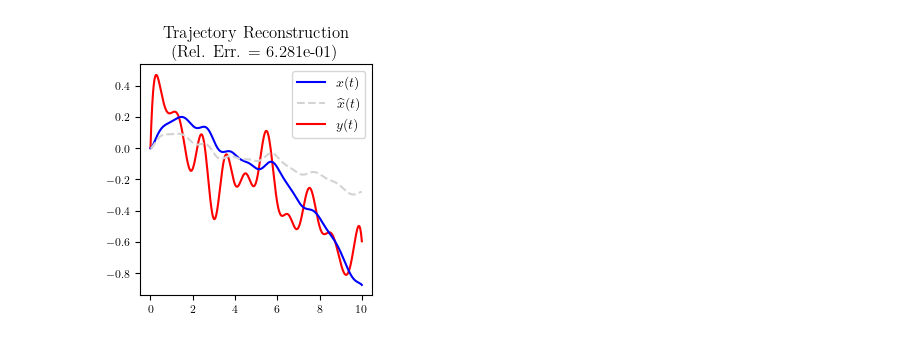
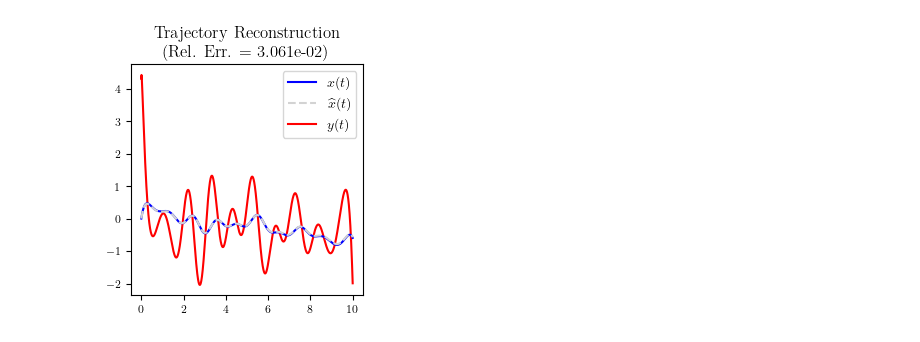
Before and after one commit to sgstepaniants/time-deconvolution, a Jupyter notebook: experiments/fractional_inversion.ipynb, the cells around one changed output. Cells and saved outputs as stored; diff of their text form; code cells hidden in the pictures.

```diff
--- a/experiments/fractional_inversion.ipynb
+++ b/experiments/fractional_inversion.ipynb
@@ -94,18 +61,0 @@ plt.show()
-# %%
-density = None #lambda s: np.sqrt(s * (s >= 0))/np.pi
-atoms = np.array([0, 1])
-atom_wts = np.array([1, 1])
-quad_pts, quad_wts = trap_quad(-1, 2, int(1e3))
-lmbda = Distribution(density, atoms, atom_wts, quad_pts, quad_wts)
-c0 = 0
-c1 = 1
-
-mu, zeta0, zeta1 = B_reg(lmbda, c0, c1)
-
-fig, ax = plt.subplots(figsize=(2, 2))
-plot_real_distribution(ax, lmbda, color="blue")
-plt.show()
-
-fig, ax = plt.subplots(figsize=(2, 2))
-plot_real_distribution(ax, mu, color="red")
-plt.show()
@@ -172,24 +94,29 @@ plt.show()
 # %%
 n_interp = 20
 np.random.seed(1)
 T = t[-1]
 interp_ys = np.cumsum(np.insert(np.random.randn(n_interp), 0, 0))/np.sqrt(n_interp)
 interp_ts = np.linspace(0, T, n_interp+1)
 cs = scipy.interpolate.make_interp_spline(interp_ts, interp_ys, k=5)
-y = cs(t)
+x = cs(t)
 
-x = conv_trap(J, y, t)
-x_hat = conv_trap(J_spectral, y, t)
+xdot = np.gradient(x, dt)
+
+y = c1*xdot - c0*x + np.gradient(conv_trap(K, x, t), dt)
+
+#x_true = conv_trap(J, y, t)/np.pi**2
+x_hat = conv_trap(J_spectral, y, t)/np.pi**2
 
 rel_err = np.linalg.norm(x_hat - x) / np.linalg.norm(x)
 
 fig, ax = plt.subplots(figsize=(3, 3))
 ax.plot(t, x, color="blue", zorder=3, label="$x(t)$")
+#ax.plot(t, x_true, color="blue", zorder=3, label="$x_true(t)$")
 ax.plot(t, x_hat, linestyle='--', zorder=4, color="lightgray", label="$\widehat{x}(t)$")
 ax.plot(t, y, color="red", label="$y(t)$")
 ax.set_title(f"Trajectory Reconstruction\n(Rel. Err. = {rel_err:.3e})", size=12)
 plt.legend(fontsize=10)
-plt.savefig(f"../figures/fractional_data_inversion.pdf", bbox_inches='tight', pad_inches=0.08)
+#plt.savefig(f"../figures/fractional_data_inversion.pdf", bbox_inches='tight', pad_inches=0.08)
 plt.show()
 # %% [output]
-[figure, old version]
+[figure, new version]
```
Also changed, not shown: parts of 14 cells of this notebook, 42 other files.
